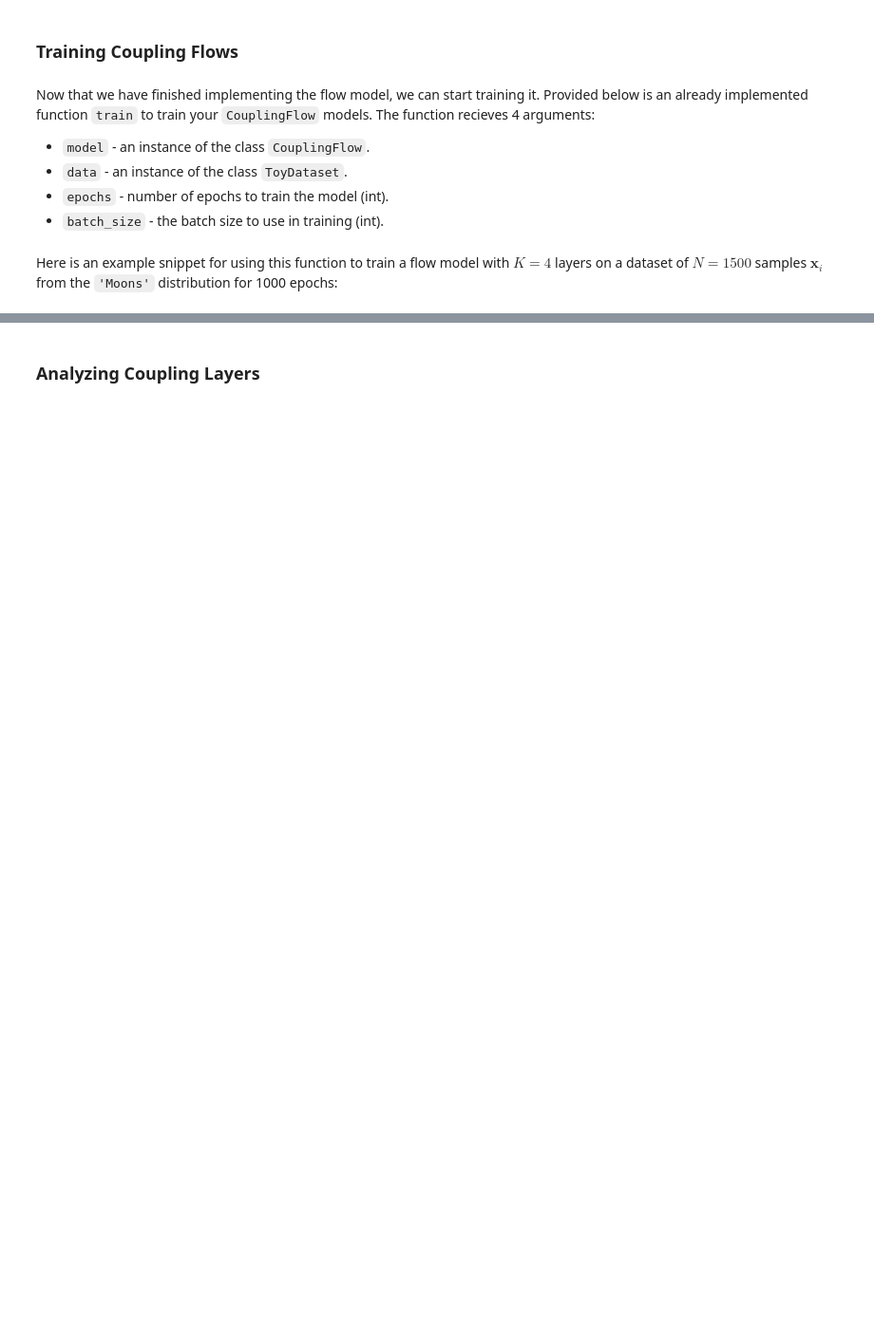
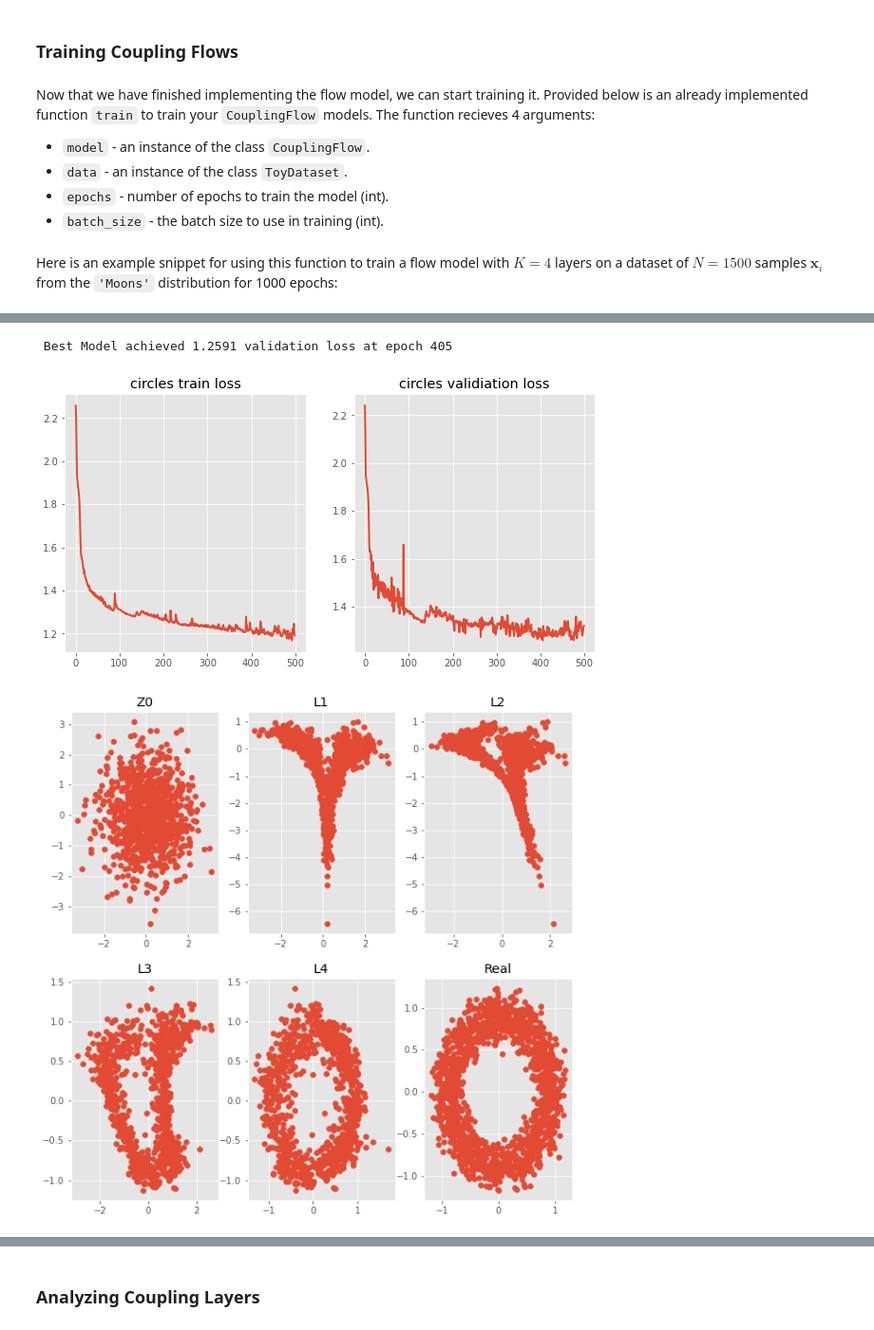
Before and after one commit to Hannibal96/Statistical-Methods-in-Image-Processing-EE-048954, a Jupyter notebook: HW1_Spring2022_KDE_NormalizingFlows.ipynb, the cells around one changed output, grey strips where cells are left out. Shown at 95% size. Cells and saved outputs as stored; diff of their text form; code cells hidden in the pictures; blank space fills up the shorter version.

Commit message:
working models

```diff
--- a/HW1_Spring2022_KDE_NormalizingFlows.ipynb
+++ b/HW1_Spring2022_KDE_NormalizingFlows.ipynb
@@ -650,3 +598,9 @@ Implementation tips:
 * To make sure the model is not overfitting you can look at the training and the valdiation loss outputs of the provided function `train`. Do not include these in your report, use them just for sanity check.
 * Estimate the log-probability in a reasonable vicinity of the training domain. For far away coordinates from the training data, the estimation could be poor locally and might bias the dynamic range of your plot.
 * To avoid code duplication, you are encouraged to implement two plotting functions: one for plotting the density, and one for plotting the transformations across layers.
+# %%
+num_samples = 1500
+data_moon = ToyDataset('Moons', num_samples=num_samples)
+data_circles = ToyDataset('Circles', num_samples=num_samples)
+data_gauss_grid = ToyDataset('GaussiansGrid', num_samples=num_samples)
+data_gauss_rot = ToyDataset('GaussiansRot', num_samples=num_samples)
@@ -652,0 +630,40 @@ Implementation tips:
+# %%
+def learn_coupling_flow(data_set, K=4, epochs=500):
+    torch.manual_seed(8)
+    np.random.seed(0)
+
+    # instantiate model and optimize the parameters
+    Flow_model = CouplingFlow(num_layers=K)
+    moon_model, train_loss, valid_loss = train(Flow_model, data_set, epochs=epochs)
+
+    return moon_model, train_loss, valid_loss
+# %%
+def plot_layers_output(model, real_data, num_samples=1000, plot_supress=False):
+    samples, prob = model.sample_x(num_samples)
+    layer_samples = model.sample_x_each_step(num_samples)
+    #plot_scatter(samples=to_np(samples), title="Generated")
+    res_layer_samples = []
+    for idx, s in enumerate(layer_samples):
+        if not plot_supress:
+            plot_scatter(samples=to_np(s), title="z_"+str(idx)+" Generated")
+        res_layer_samples.append(to_np(s[:]))
+    if not plot_supress:
+        plot_scatter(samples=real_data.data, title="Real")
+    res_layer_samples.append(real_data.data)
+    return res_layer_samples
+# %%
+def learn_n_results(name, data_set, K=4, epochs=500, num_samples=1000, plot_supress = False):
+    gen_model, train_loss, valid_loss = learn_coupling_flow(data_set, K=K, epochs=epochs)
+    layer_samples = plot_layers_output(gen_model, data_set, num_samples=num_samples, plot_supress=plot_supress)
+    return gen_model, train_loss, valid_loss, layer_samples
+# %%
+gen_model, train_loss, valid_loss, layer_samples = learn_n_results(name='Circles',
+                                                                   data_set=data_circles,
+                                                                   epochs=500, K=4, plot_supress=True)
+sub_plot(plots=[train_loss, valid_loss], titles=['circles train loss', 'circles validiation loss'],
+         type = 'plot', figsize=(10,5))
+sub_plot(plots=layer_samples, titles=['Z0', 'L1', 'L2', 'L3', 'L4', 'Real'], figsize=(10,10), width=3)
+# %% [output]
+ Best Model achieved 1.2591 validation loss at epoch 405
+[figure, added]
+[figure, added]
```
Also changed, not shown: parts of 22 cells of this notebook.
